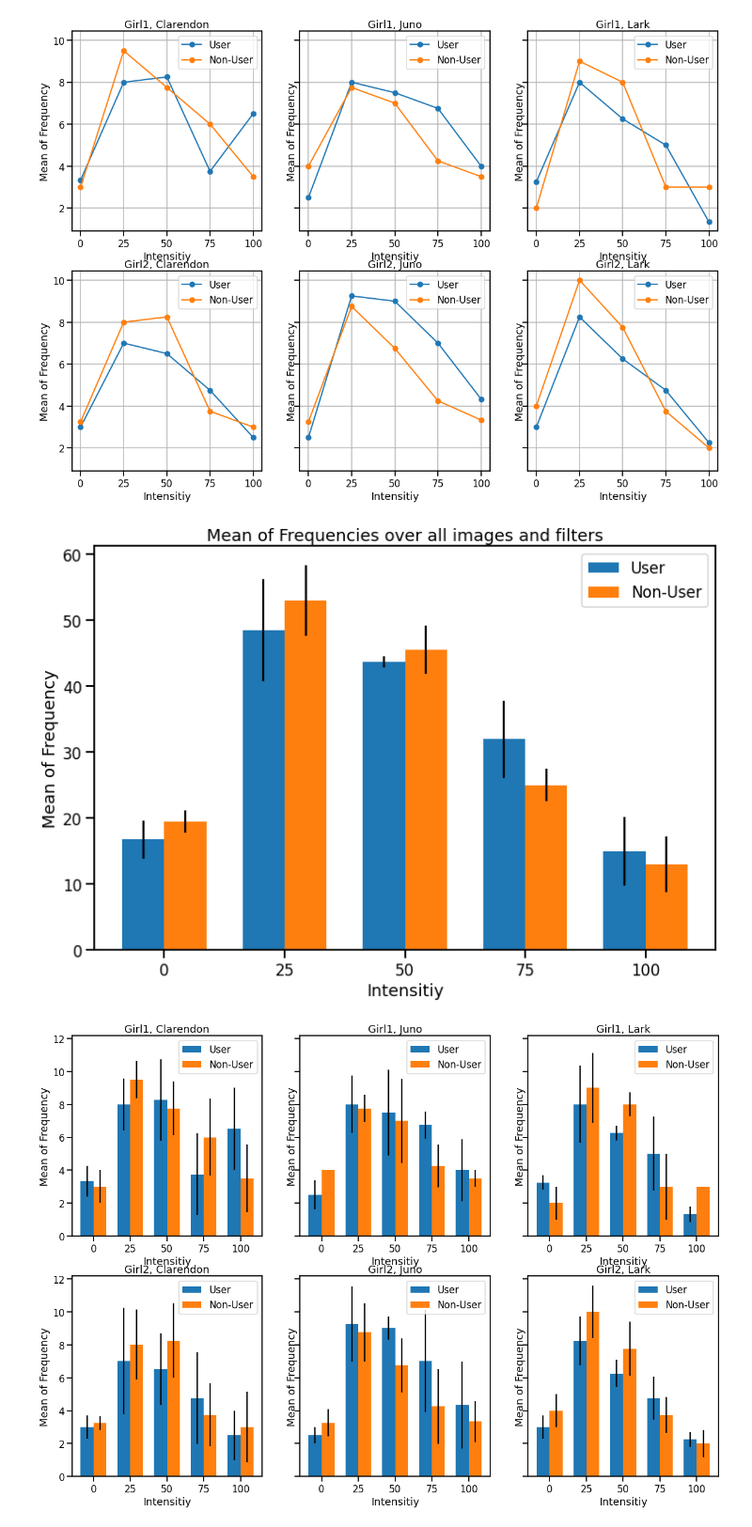
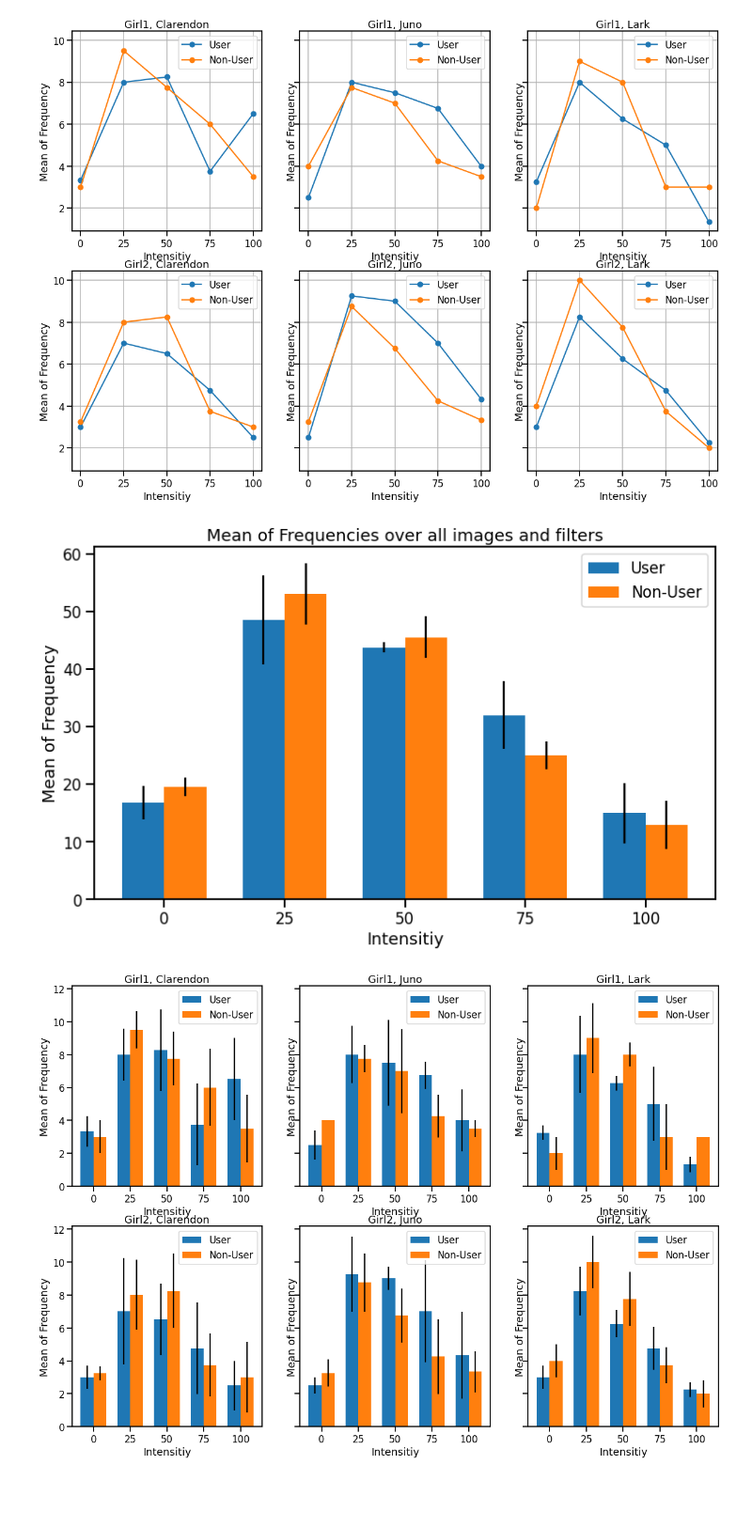
Before and after one commit to ChrisSchahn/perception-seminar, a Jupyter notebook: double_auswertung/double_auswertung.ipynb, the cells around one changed output. Shown at 94% size. Saved outputs shown, nothing was run; the diff lists cells and outputs as text; code cells hidden in the pictures; blank space fills up the shorter version.

```diff
--- a/double_auswertung/double_auswertung.ipynb
+++ b/double_auswertung/double_auswertung.ipynb
@@ -361,35 +368,36 @@ plt.legend();
 # %%
 user = d.loc[d['usage'] == 'yes']
 non_user = d.loc[d['usage'] == 'no']
 filters = ['Clarendon', 'Juno', 'Lark']
 images = ['Girl1', 'Girl2']
 
 (unique, user_counts) = np.unique(user['chosen_i'], return_counts=True)
 (unique, non_user_counts) = np.unique(non_user['chosen_i'], return_counts=True)
 
 labels = ['0', '25', '50', '75', '100']
 x = np.arange(len(labels))
 width=0.35
 
-fig, ax = plt.subplots(figsize=(12,8))
+fig, ax = plt.subplots(figsize=(12,7))
 
 user_means, user_std = compute_means_and_std(user, observers)
 non_user_means, non_user_std = compute_means_and_std(non_user, observers)
 
 p1 = ax.bar(x - width/2, user_means, yerr=user_std, width=width, label='User')
 p2 = ax.bar(x + width/2, non_user_means, yerr=non_user_std, width=width, label='Non-User')
 
 ax.set_xticks(x)
 ax.set_xticklabels(labels)
 ax.set_xlabel('Intensitiy')
 ax.set_ylabel('Mean of Frequency')
 
 ax.set_title('Mean of Frequencies over all images and filters')
 ax.legend()
 
-plt.legend();
+plt.legend()
+plt.savefig('means.png', dpi=300, bbox_inches='tight', pad_inches = 0.3, facecolor ="w")
 # %% [output]
-[figure, old version]
+[figure, new version]
 # %%
 user = d.loc[d['usage'] == 'yes']
 non_user = d.loc[d['usage'] == 'no']
```
Also changed, not shown: parts of 6 cells of this notebook, 10 other files.
